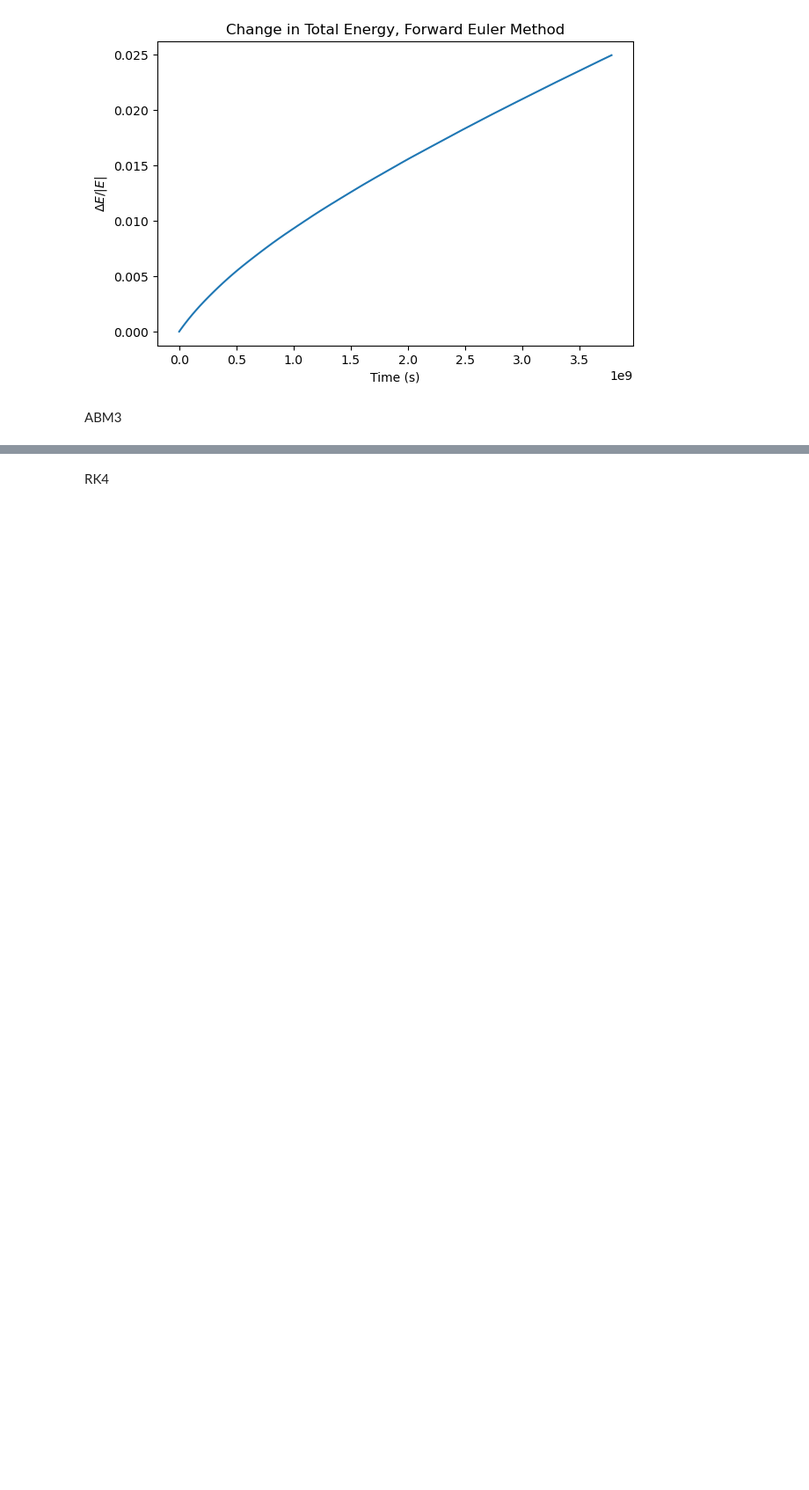
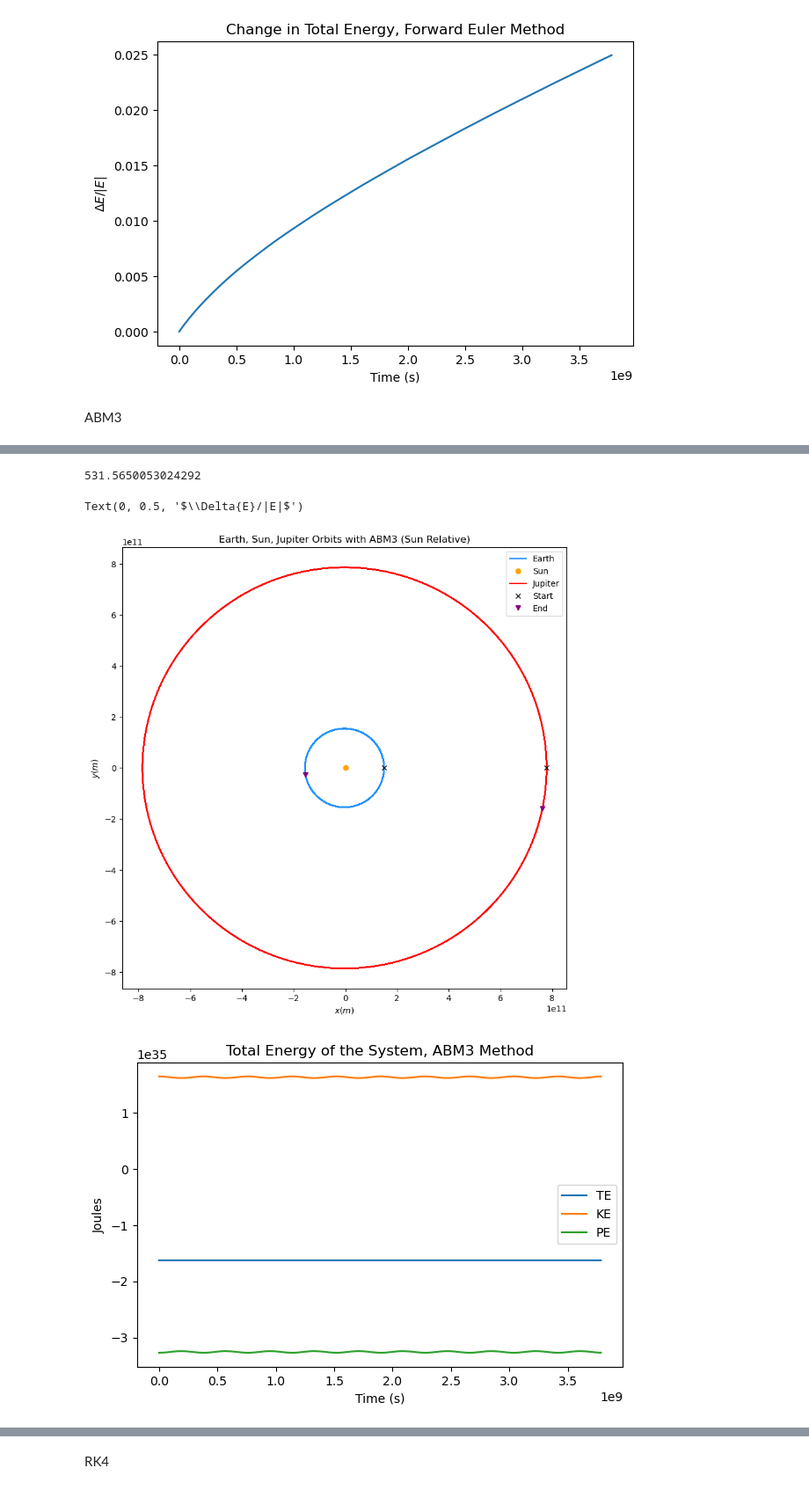
Before and after one commit to Zoinkadoinka/AE370-Project-1, a Jupyter notebook: Official Numerical Method Testing .ipynb, the cells around one changed output, grey strips where cells are left out. Shown at 88% size. Cells and saved outputs as stored; diff of their text form; code cells hidden in the pictures; blank space fills up the shorter version.

```diff
--- a/Official Numerical Method Testing .ipynb
+++ b/Official Numerical Method Testing .ipynb
@@ -571,0 +594,79 @@ plt.show()
+# %%
+#SMALLER TIME STEP
+fig = plt.figure(figsize=(16, 16), tight_layout=True)
+
+ax1 = fig.add_subplot(221)
+
+import time
+start = time.time()
+
+u, times = ivp_abm3(u_0, 3.784e9, 8640)
+
+end = time.time()
+print(end - start)
+
+ax1.plot(u[:,0]-u[:,3],u[:,1]-u[:,4],"dodgerblue", label = "Earth")
+ax1.plot(0,0,'o', color = "orange", label = "Sun")
+ax1.plot(u[:,6]-u[:,3],u[:,7]-u[:,4],"r", label = "Jupiter")
+
+ax1.plot(u[0][0]-u[0][3], u[0][1]-u[0][4],'x', color = "black", label = "Start")
+ax1.plot(u[0][6]-u[0][3], u[0][7]-u[0][4],'x', color = "black")
+
+ax1.plot(u[-1][0]-u[-1][3], u[-1][1]-u[-1][4],'v', color = "purple", label = "End")
+ax1.plot(u[-1][6]-u[-1][3], u[-1][7]-u[-1][4],'v', color = "purple")
+
+ax1.set_title("Earth, Sun, Jupiter Orbits with ABM3 (Sun Relative)")
+ax1.set_xlabel("$x(m)$")
+ax1.set_ylabel("$y(m)$")
+ax1.legend()
+
+
+# Energy Plot
+
+fig_energy = plt.figure(figsize=(12, 8), tight_layout=True)
+
+ax2 = fig_energy.add_subplot(221)
+
+earth_position = np.array([u[:,0], u[:,1], u[:,2]]).T
+sun_position = np.array([u[:,3], u[:,4], u[:,5]]).T
+jupiter_position = np.array([u[:,6], u[:,7], u[:,8]]).T
+
+earth_velocity = np.array([u[:,9], u[:,10], u[:,11]]).T
+sun_velocity = np.array([u[:,12], u[:,13], u[:,14]]).T
+jupiter_velocity = np.array([u[:,15], u[:,16], u[:,17]]).T
+
+
+#Plotting Energy
+TotalEnergy = []
+TotalKineticEnergy = []
+TotalPotentialEnergy = []
+for i in range(len(times)):
+    TE, KE, PE = Total_Energy(Me, Ms, Mj, earth_position[i], sun_position[i], jupiter_position[i], earth_velocity[i], sun_velocity[i], jupiter_velocity[i])
+    TotalEnergy.append(TE)
+    TotalKineticEnergy.append(KE)
+    TotalPotentialEnergy.append(PE)
+
+ax2.plot(times, TotalEnergy, label = "TE")
+ax2.plot(times, TotalKineticEnergy, label = "KE")
+ax2.plot(times, TotalPotentialEnergy, label = "PE")
+ax2.set_title("Total Energy of the System, ABM3 Method")
+ax2.set_xlabel("Time (s)")
+ax2.set_ylabel("Joules")
+ax2.legend()
+
+#Change in Energy
+fig_energychange = plt.figure(figsize=(12, 8), tight_layout=True)
+
+ax3 = fig_energychange.add_subplot(222)
+
+deltaE = (TotalEnergy-TotalEnergy[0])/np.absolute(TotalEnergy[0])
+
+ax3.plot(times, deltaE)
+ax3.set_title("Change in Total Energy, ABM3 Method")
+ax3.set_xlabel("Time (s)")
+ax3.set_ylabel("$\Delta{E}/|E|$")
+# %% [output]
+531.5650053024292
+Text(0, 0.5, '$\\Delta{E}/|E|$')
+[figure, added]
+[figure, added]
```
Also changed, not shown: parts of 6 cells of this notebook.
